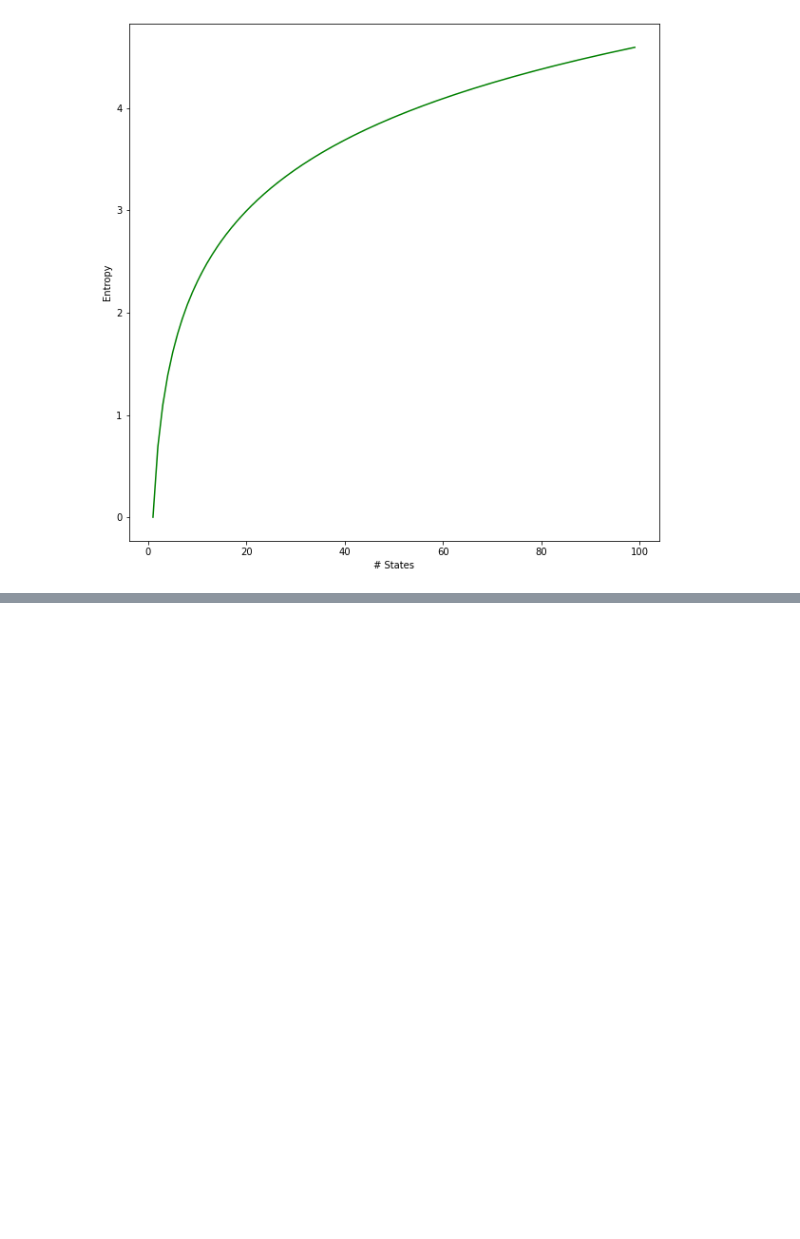
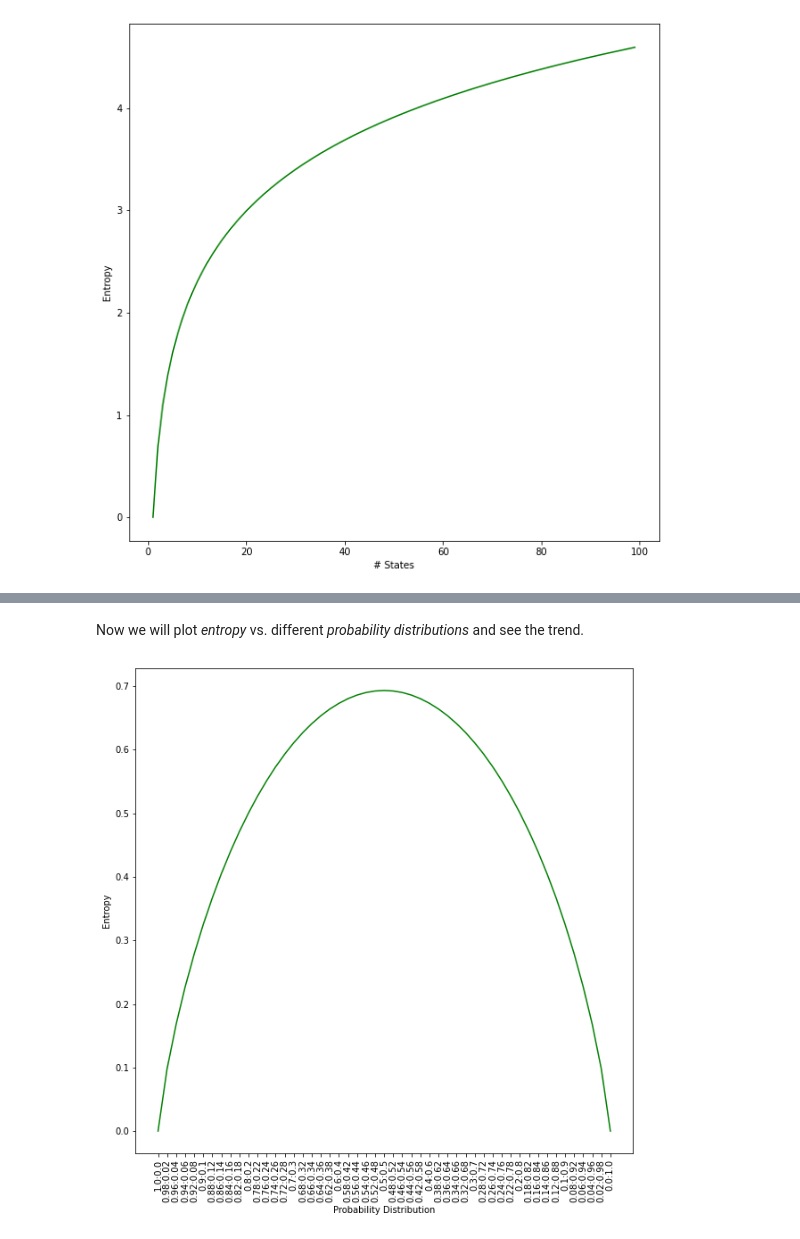
Before and after one commit to RagingTiger/entropy, a Jupyter notebook: entropy_trends.ipynb, the cells around one changed output, grey strips where cells are left out. Cells and saved outputs as stored; diff of their text form; code cells hidden in the pictures; blank space fills up the shorter version.

Commit message:
Added section on entropy vs. probability distribution

```diff
--- a/entropy_trends.ipynb
+++ b/entropy_trends.ipynb
@@ -28,0 +32,13 @@ visualize.line_graph(list(entropy_trend.keys()),
+# %%
+# first we get probability distribution / entropy pairs
+ent_prob = dict((':'.join(map(str, pdst)), entropy.calc_entropy(pdst)) for pdst in entropy.gen_pdist(2, 2))
+# %% [markdown]
+Now we will plot *entropy* vs. different *probability distributions* and see the trend.
+# %%
+# now plot states and entropy
+visualize.line_graph(list(ent_prob.keys()),
+                     list(ent_prob.values()),
+                     'Probability Distribution:Entropy:', (10, 10),
+                     tick_labels=True);
+# %% [output]
+[figure, added]
```
Also changed, not shown: parts of 3 cells of this notebook, 1 other file.
